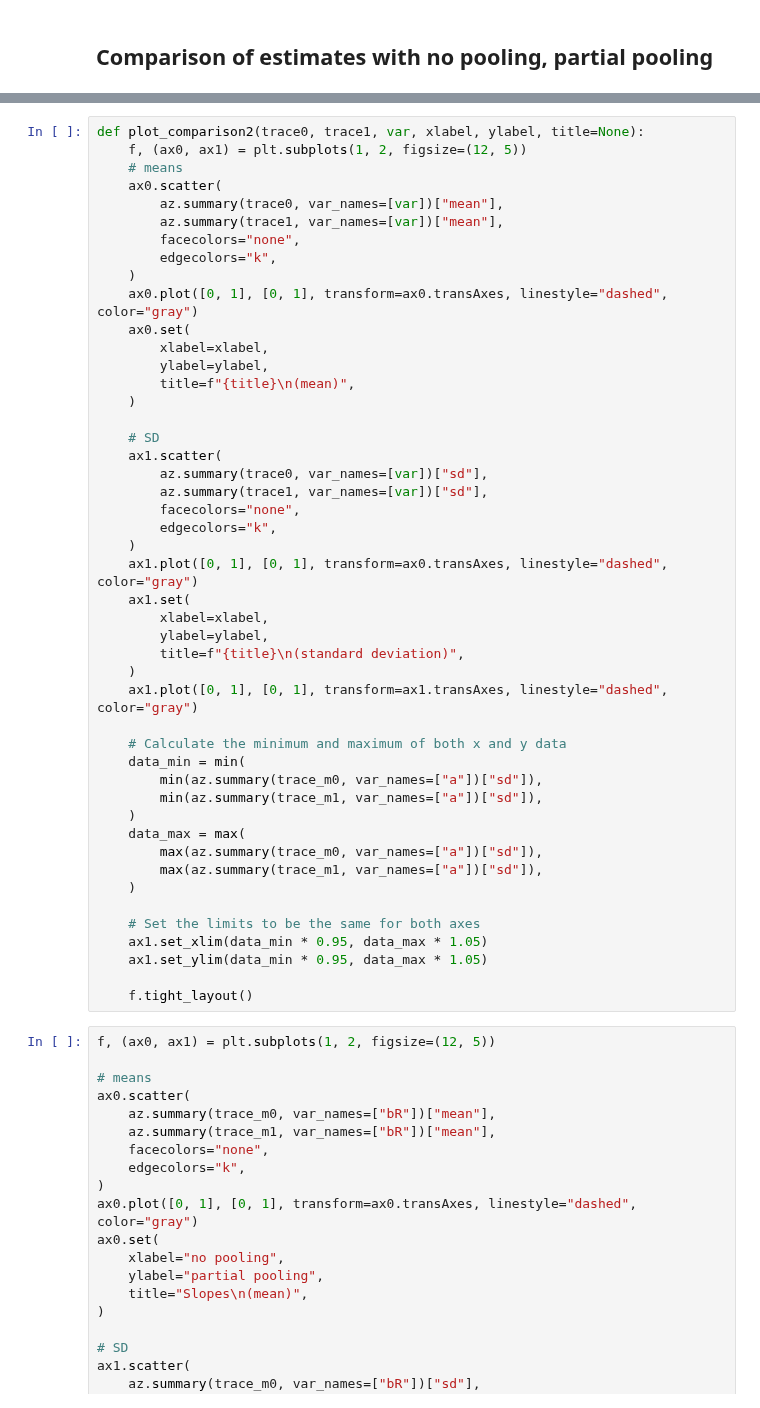
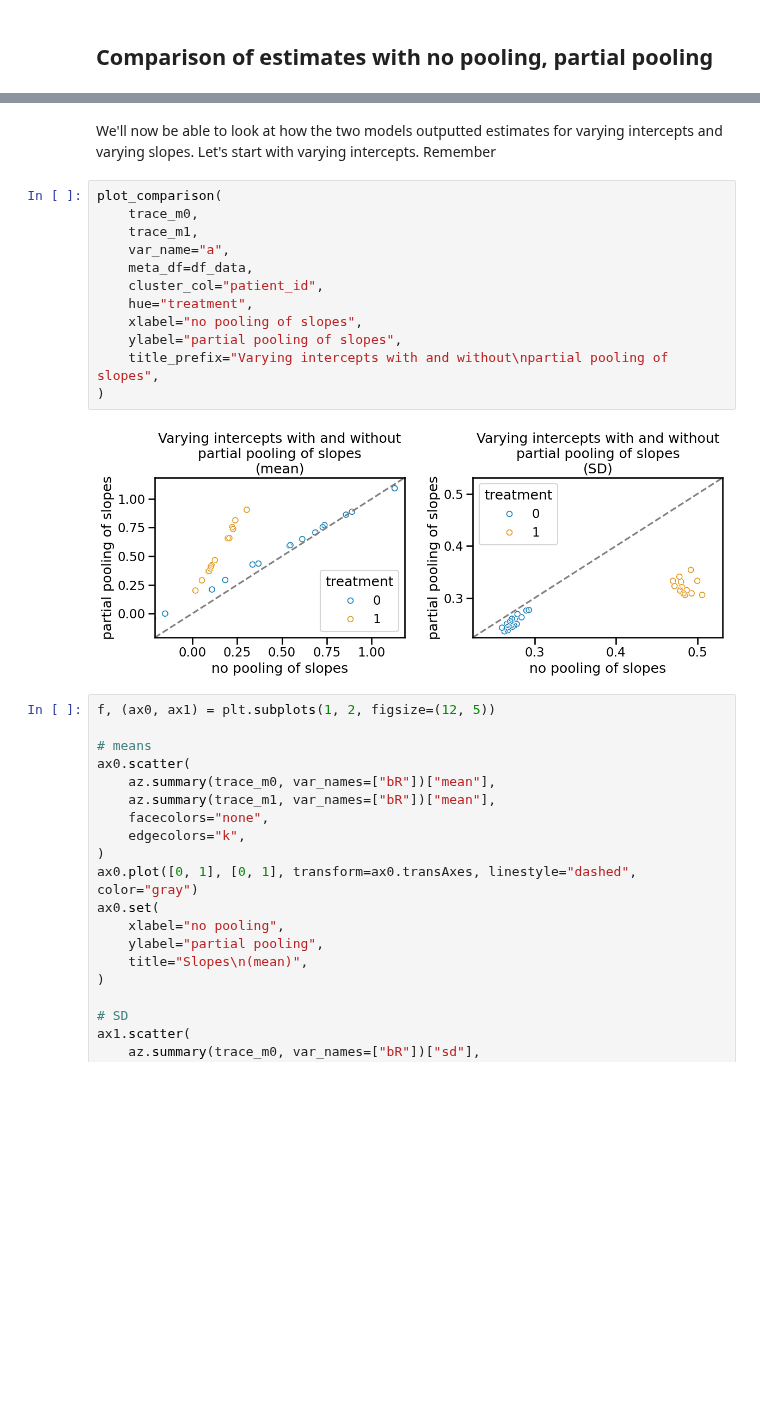
Before and after one commit to benslack19/benslack19.github.io, a Jupyter notebook: _posts_drafts/2024-05-29-time-series-varying-effects.ipynb, the cells around one changed output, grey strips where cells are left out. Saved outputs shown, nothing was run; the diff lists cells and outputs as text; blank space fills up the shorter version.

Commit message:
add plot_comparison function to utils

```diff
--- a/_posts_drafts/2024-05-29-time-series-varying-effects.ipynb
+++ b/_posts_drafts/2024-05-29-time-series-varying-effects.ipynb
@@ -384,50 +327,19 @@ sns.scatterplot(
-# %%
-def plot_comparison2(trace0, trace1, var, xlabel, ylabel, title=None):
-    f, (ax0, ax1) = plt.subplots(1, 2, figsize=(12, 5))
-    # means
-    ax0.scatter(
-        az.summary(trace0, var_names=[var])["mean"],
-        az.summary(trace1, var_names=[var])["mean"],
-        facecolors="none",
-        edgecolors="k",
-    )
-    ax0.plot([0, 1], [0, 1], transform=ax0.transAxes, linestyle="dashed", color="gray")
-    ax0.set(
-        xlabel=xlabel,
-        ylabel=ylabel,
-        title=f"{title}\n(mean)",
-    )
-
-    # SD
-    ax1.scatter(
-        az.summary(trace0, var_names=[var])["sd"],
-        az.summary(trace1, var_names=[var])["sd"],
-        facecolors="none",
-        edgecolors="k",
-    )
-    ax1.plot([0, 1], [0, 1], transform=ax0.transAxes, linestyle="dashed", color="gray")
-    ax1.set(
-        xlabel=xlabel,
-        ylabel=ylabel,
-        title=f"{title}\n(standard deviation)",
-    )
-    ax1.plot([0, 1], [0, 1], transform=ax1.transAxes, linestyle="dashed", color="gray")
-
-    # Calculate the minimum and maximum of both x and y data
-    data_min = min(
-        min(az.summary(trace_m0, var_names=["a"])["sd"]),
-        min(az.summary(trace_m1, var_names=["a"])["sd"]),
-    )
-    data_max = max(
-        max(az.summary(trace_m0, var_names=["a"])["sd"]),
-        max(az.summary(trace_m1, var_names=["a"])["sd"]),
-    )
-
-    # Set the limits to be the same for both axes
-    ax1.set_xlim(data_min * 0.95, data_max * 1.05)
-    ax1.set_ylim(data_min * 0.95, data_max * 1.05)
-
-    f.tight_layout()
+# %% [markdown]
+We'll now be able to look at how the two models outputted estimates for varying intercepts and varying slopes. Let's start with varying intercepts. Remember
+# %%
+plot_comparison(
+    trace_m0,
+    trace_m1,
+    var_name="a",
+    meta_df=df_data,
+    cluster_col="patient_id",
+    hue="treatment",
+    xlabel="no pooling of slopes",
+    ylabel="partial pooling of slopes",
+    title_prefix="Varying intercepts with and without\npartial pooling of slopes",
+)
+# %% [output]
+[figure, added]
 # %%
 f, (ax0, ax1) = plt.subplots(1, 2, figsize=(12, 5))
 
```
Also changed, not shown: parts of 16 cells of this notebook, 1 other file.
